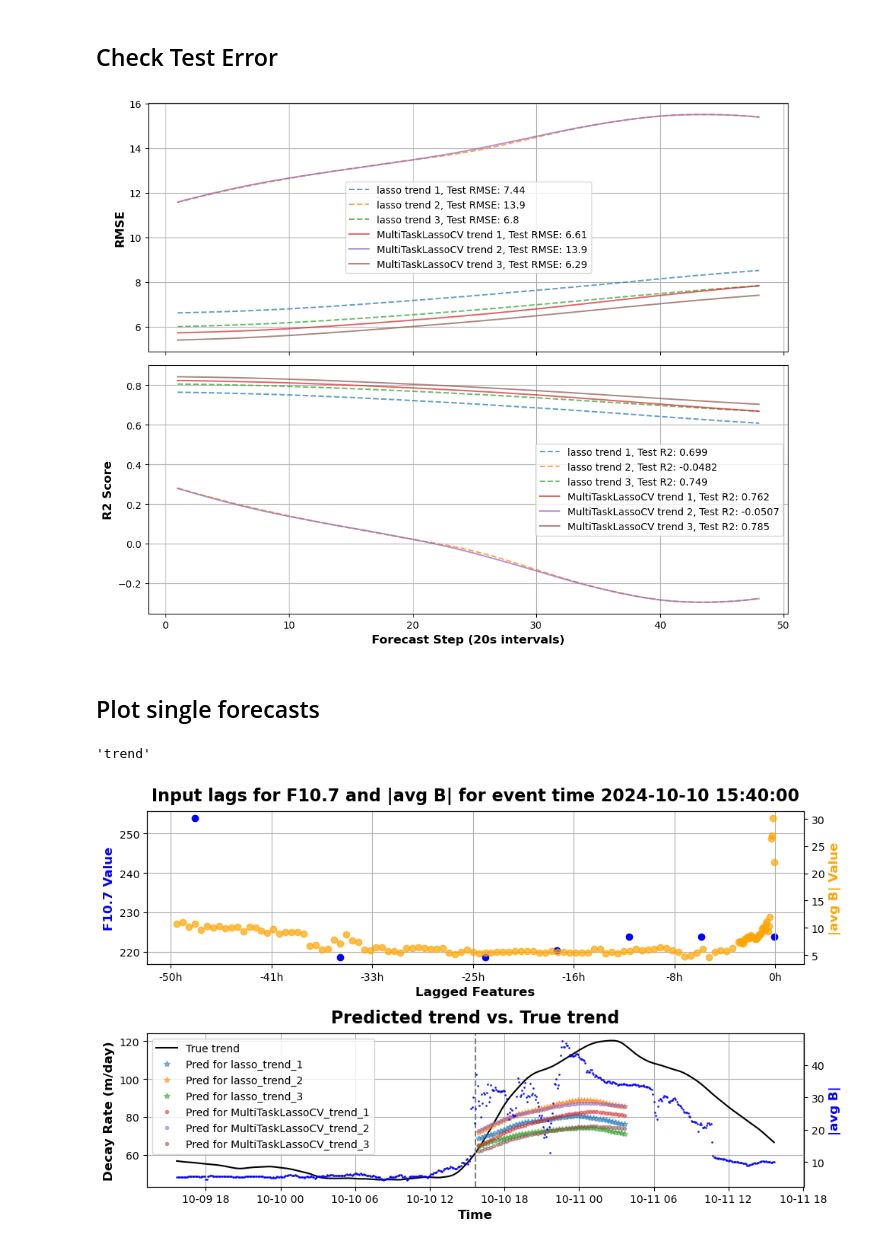
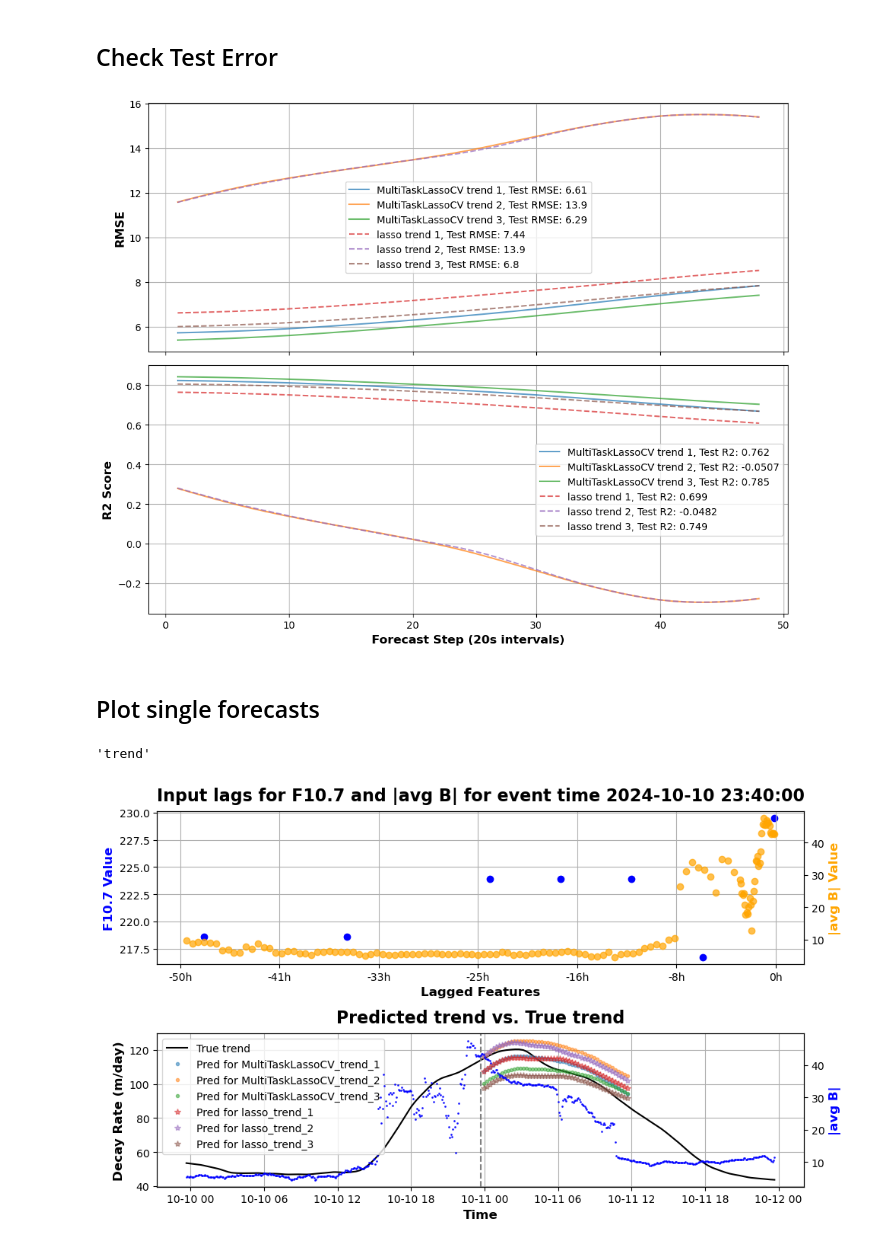
Before and after one commit to David-Student-Bern/MT, a Jupyter notebook: Analysis/modeling/compare_models.ipynb, the cells around one changed output. Drawn from its saved outputs; the diff is of its cells as text; code cells hidden in the pictures.

```diff
--- a/Analysis/modeling/compare_models.ipynb
+++ b/Analysis/modeling/compare_models.ipynb
@@ -72,7 +72,19 @@ pattern = re.compile(
     r'(?P<model_type>.+?)_(?P<target>.+?)_(?P<kind>model|scaler)_(?P<number>\d+)\.pkl'
 )
 
-for pkl_file in MODEL_DIR.glob("*.pkl"):
+# --- sort files deterministically ---
+pkl_files = sorted(
+    MODEL_DIR.glob("*.pkl"),
+    key=lambda p: (
+        # extract number for numeric sorting
+        int(pattern.match(p.name).group("number"))
+        if pattern.match(p.name)
+        else float("inf"),
+        p.name,  # tie-breaker for absolute determinism
+    ),
+)
+
+for pkl_file in pkl_files:
     match = pattern.match(pkl_file.name)
     if not match:
         continue
@@ -459,7 +489,7 @@ ax[1].grid(True)
 plt.tight_layout()
 plt.show()
 # %% [output]
-[figure, old version]
+[figure, new version]
 # %% [markdown]
 ## Plot single forecasts
 # %%
@@ -538,8 +568,8 @@ def plot_forecast_for_event(time, target):
     plt.tight_layout()
     plt.show()
 # %%
-event_time = '2024-10-10 15:40:00'
+event_time = '2024-10-10 23:40:00'
 plot_forecast_for_event(event_time, target)
 # %% [output]
 'trend'
-[figure, old version]
+[figure, new version]
```
Also changed, not shown: parts of 5 cells of this notebook, 15 other files.
